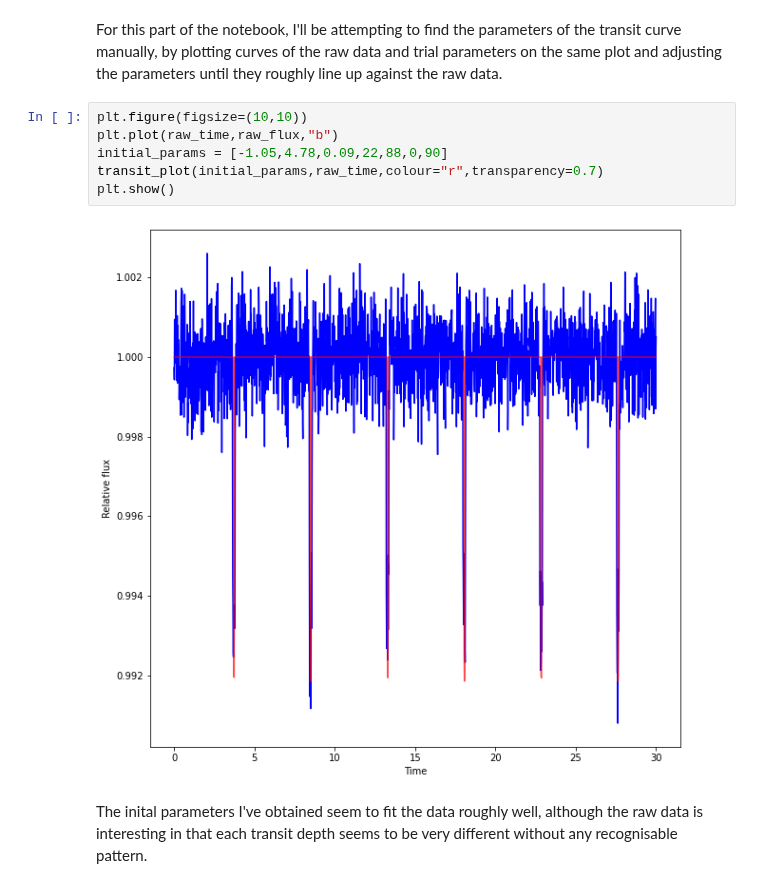
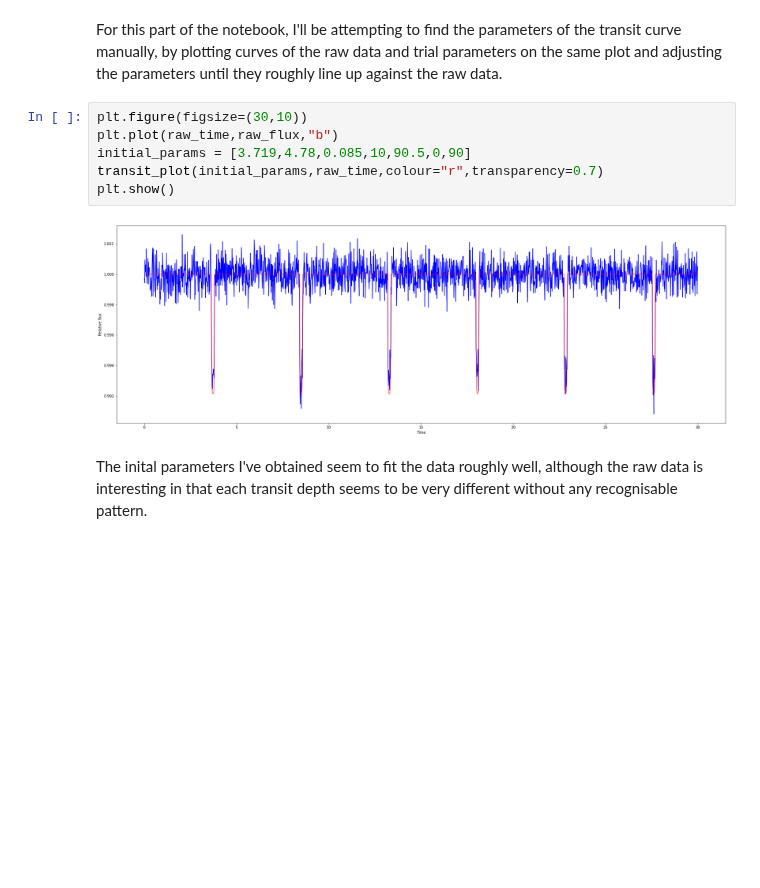
Before and after one commit to Hamza-Suleman/transiting-exoplanets, a Jupyter notebook: Dummy_Transit.ipynb, the cells around one changed output. Cells and saved outputs as stored; diff of their text form; blank space fills up the shorter version.

Commit message:
Trying new intial params

```diff
--- a/Dummy_Transit.ipynb
+++ b/Dummy_Transit.ipynb
@@ -125,13 +125,13 @@ transit_plot(test_params,test_t,"scatter","r",0.5)
 # %% [markdown]
 For this part of the notebook, I'll be attempting to find the parameters of the transit curve manually, by plotting curves of the raw data and trial parameters on the same plot and adjusting the parameters until they roughly line up against the raw data.
 # %%
-plt.figure(figsize=(10,10))
+plt.figure(figsize=(30,10))
 plt.plot(raw_time,raw_flux,"b")
-initial_params = [-1.05,4.78,0.09,22,88,0,90]
+initial_params = [3.719,4.78,0.085,10,90.5,0,90]
 transit_plot(initial_params,raw_time,colour="r",transparency=0.7)
 plt.show()
 # %% [output]
-[figure, old version]
+[figure, new version]
 # %% [markdown]
 The inital parameters I've obtained seem to fit the data roughly well, although the raw data is interesting in that each transit depth seems to be very different without any recognisable pattern.
 # %% [markdown]
```
Also changed, not shown: parts of 1 cell of this notebook.
